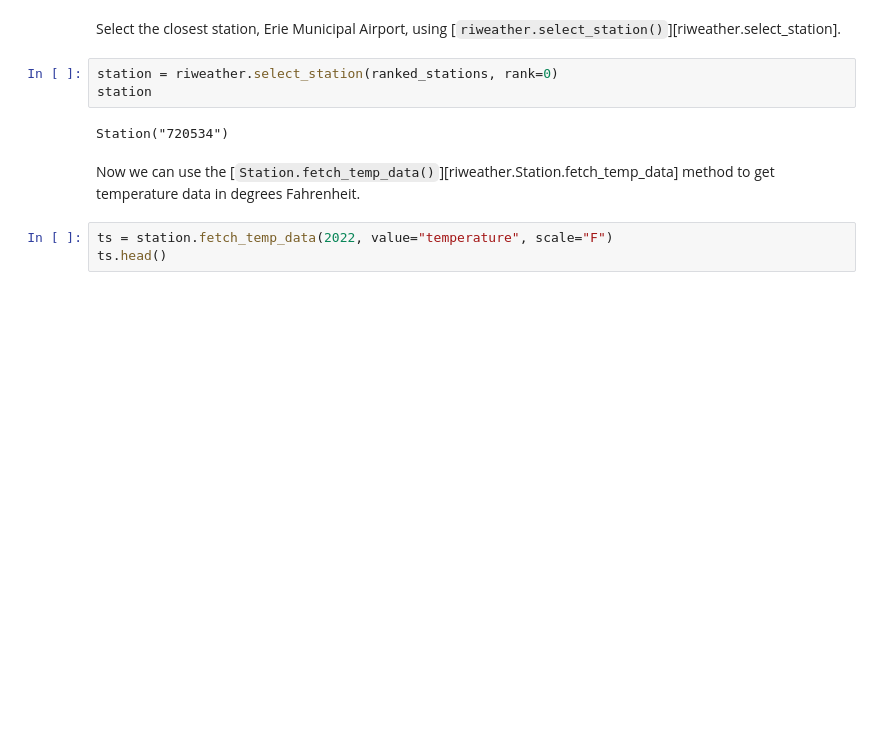
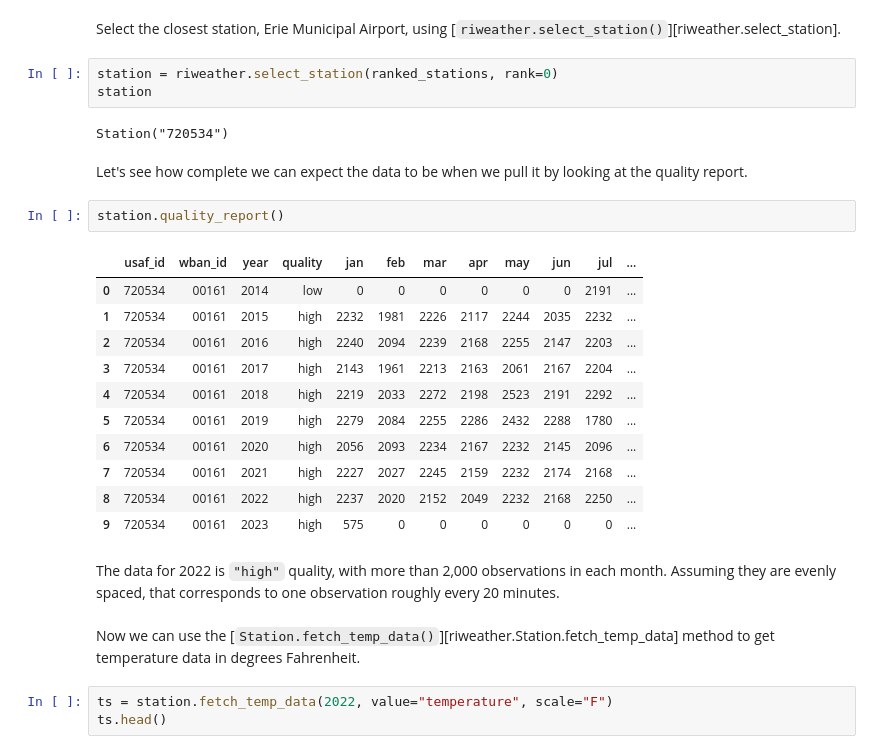
Before and after one commit to ensley-nexant/riweather, a Jupyter notebook: docs/getting_started.ipynb, the cells around one changed output. Cells and saved outputs as stored; diff of their text form; blank space fills up the shorter version.

Commit message:
Add quality report to the "Getting Started" docs

```diff
--- a/docs/getting_started.ipynb
+++ b/docs/getting_started.ipynb
@@ -48,6 +48,24 @@ station = riweather.select_station(ranked_stations, rank=0)
 station
 # %% [output]
 Station("720534")
+# %% [markdown]
+Let's see how complete we can expect the data to be when we pull it by looking at the quality report.
+# %%
+station.quality_report()
+# %% [output]
+|  | usaf_id | wban_id | year | quality | jan | feb | mar | apr | may | jun | jul | ... |
+| 0 | 720534 | 00161 | 2014 | low | 0 | 0 | 0 | 0 | 0 | 0 | 2191 | ... |
+| 1 | 720534 | 00161 | 2015 | high | 2232 | 1981 | 2226 | 2117 | 2244 | 2035 | 2232 | ... |
+| 2 | 720534 | 00161 | 2016 | high | 2240 | 2094 | 2239 | 2168 | 2255 | 2147 | 2203 | ... |
+| 3 | 720534 | 00161 | 2017 | high | 2143 | 1961 | 2213 | 2163 | 2061 | 2167 | 2204 | ... |
+| 4 | 720534 | 00161 | 2018 | high | 2219 | 2033 | 2272 | 2198 | 2523 | 2191 | 2292 | ... |
+| 5 | 720534 | 00161 | 2019 | high | 2279 | 2084 | 2255 | 2286 | 2432 | 2288 | 1780 | ... |
+| 6 | 720534 | 00161 | 2020 | high | 2056 | 2093 | 2234 | 2167 | 2232 | 2145 | 2096 | ... |
+| 7 | 720534 | 00161 | 2021 | high | 2227 | 2027 | 2245 | 2159 | 2232 | 2174 | 2168 | ... |
+| 8 | 720534 | 00161 | 2022 | high | 2237 | 2020 | 2152 | 2049 | 2232 | 2168 | 2250 | ... |
+| 9 | 720534 | 00161 | 2023 | high | 575 | 0 | 0 | 0 | 0 | 0 | 0 | ... |
+# %% [markdown]
+The data for 2022 is `"high"` quality, with more than 2,000 observations in each month. Assuming they are evenly spaced, that corresponds to one observation roughly every 20 minutes.
 # %% [markdown]
 Now we can use the [`Station.fetch_temp_data()`][riweather.Station.fetch_temp_data] method to get temperature data in degrees Fahrenheit.
 # %%
```
Also changed, not shown: parts of 1 cell of this notebook, 1 other file.
